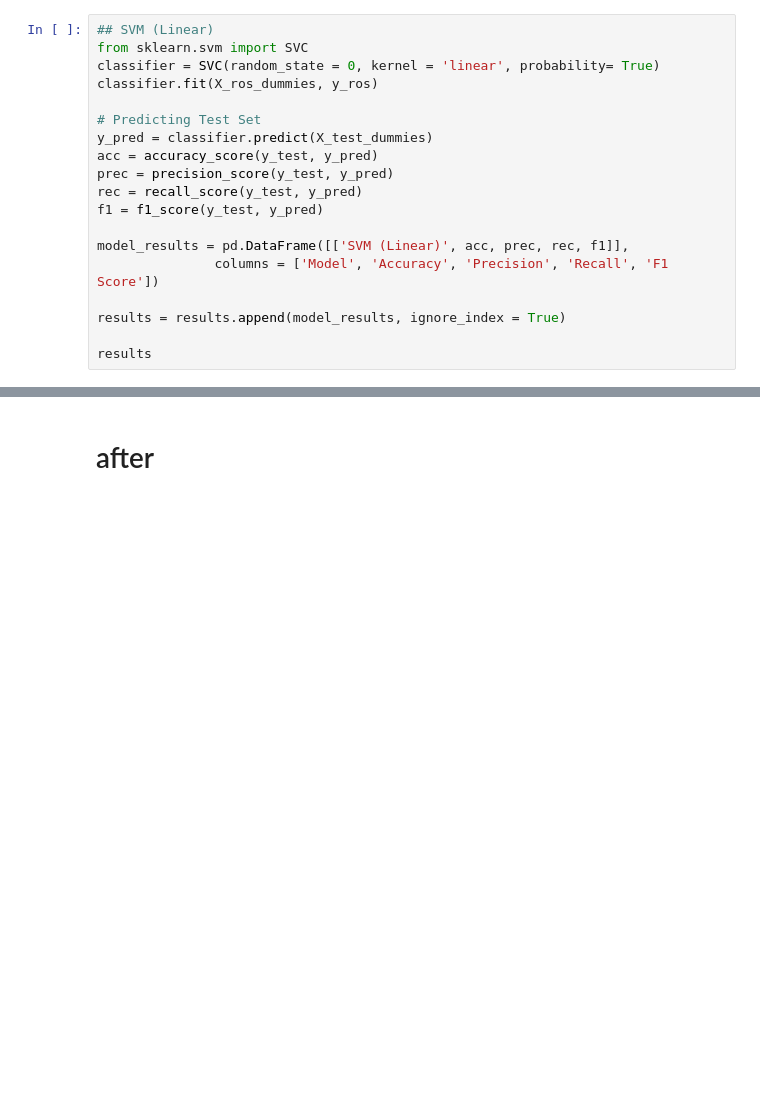
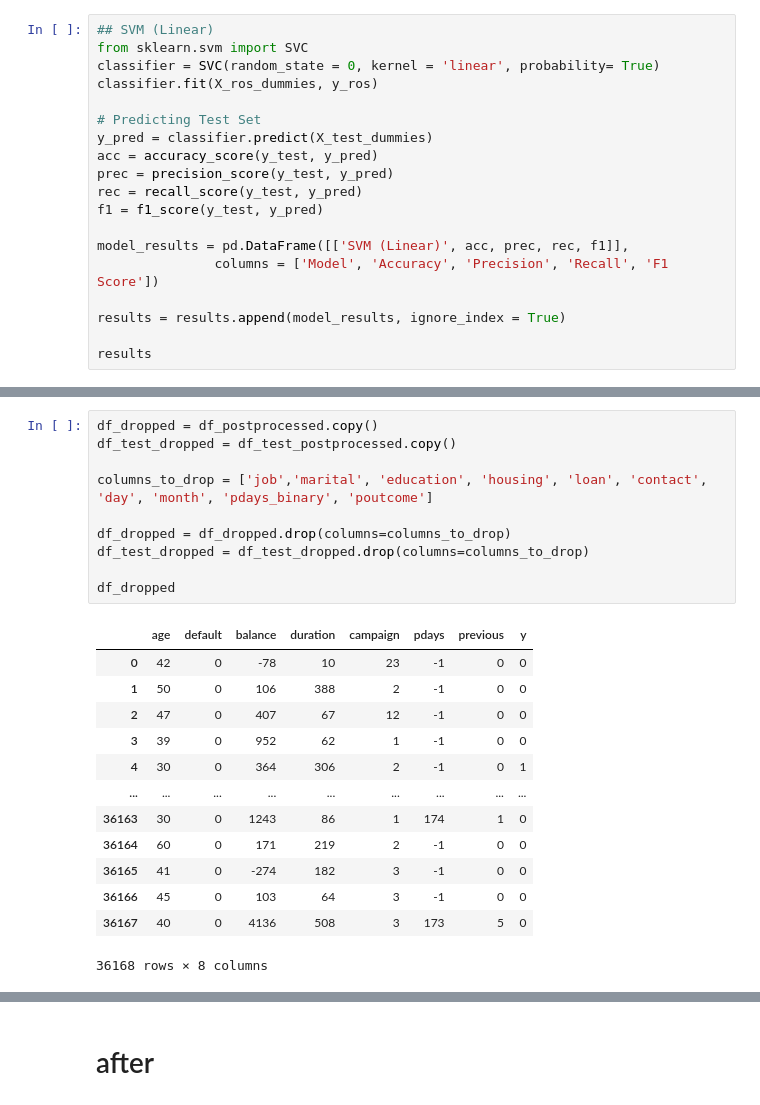
Before and after one commit to yikchungchan/DSA-5101-P1, a Jupyter notebook: DSA5101_project.ipynb, the cells around one changed output, grey strips where cells are left out. Drawn from its saved outputs; the diff is of its cells as text; blank space fills up the shorter version.

```diff
--- a/DSA5101_project.ipynb
+++ b/DSA5101_project.ipynb
@@ -1326,0 +1314,24 @@ results
+# %%
+df_dropped = df_postprocessed.copy()
+df_test_dropped = df_test_postprocessed.copy()
+
+columns_to_drop = ['job','marital', 'education', 'housing', 'loan', 'contact', 'day', 'month', 'pdays_binary', 'poutcome']
+
+df_dropped = df_dropped.drop(columns=columns_to_drop)
+df_test_dropped = df_test_dropped.drop(columns=columns_to_drop)
+
+df_dropped
+# %% [output]
+|  | age | default | balance | duration | campaign | pdays | previous | y |
+| 0 | 42 | 0 | -78 | 10 | 23 | -1 | 0 | 0 |
+| 1 | 50 | 0 | 106 | 388 | 2 | -1 | 0 | 0 |
+| 2 | 47 | 0 | 407 | 67 | 12 | -1 | 0 | 0 |
+| 3 | 39 | 0 | 952 | 62 | 1 | -1 | 0 | 0 |
+| 4 | 30 | 0 | 364 | 306 | 2 | -1 | 0 | 1 |
+| ... | ... | ... | ... | ... | ... | ... | ... | ... |
+| 36163 | 30 | 0 | 1243 | 86 | 1 | 174 | 1 | 0 |
+| 36164 | 60 | 0 | 171 | 219 | 2 | -1 | 0 | 0 |
+| 36165 | 41 | 0 | -274 | 182 | 3 | -1 | 0 | 0 |
+| 36166 | 45 | 0 | 103 | 64 | 3 | -1 | 0 | 0 |
+| 36167 | 40 | 0 | 4136 | 508 | 3 | 173 | 5 | 0 |
+36168 rows × 8 columns
```
Also changed, not shown: parts of 45 cells of this notebook.
